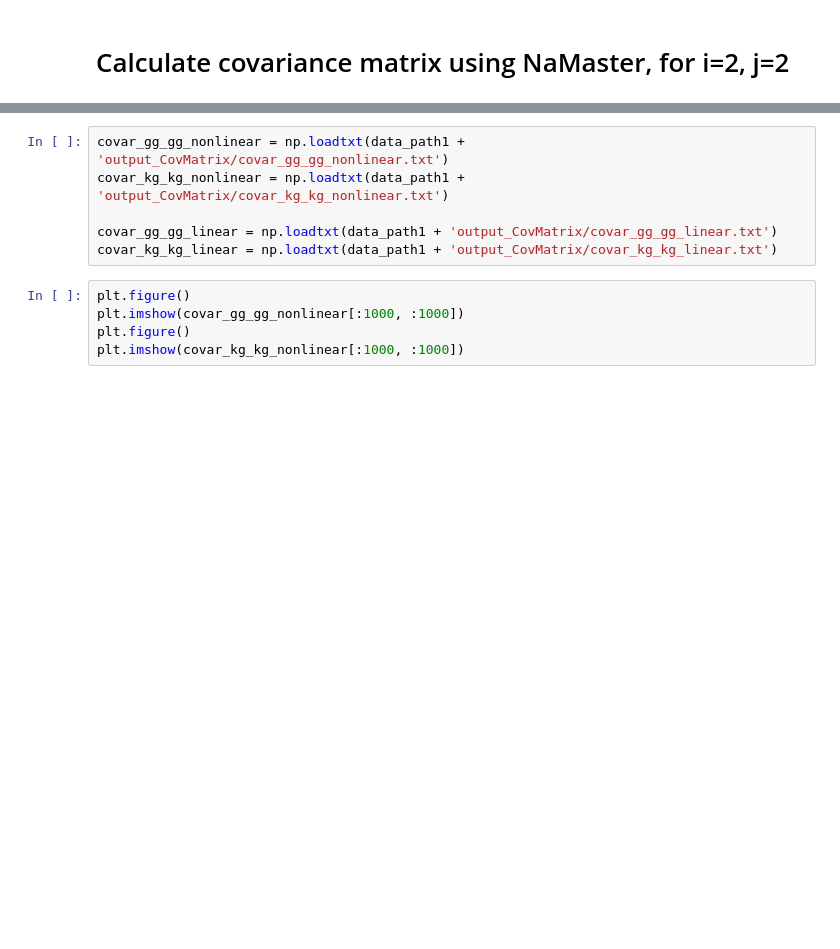
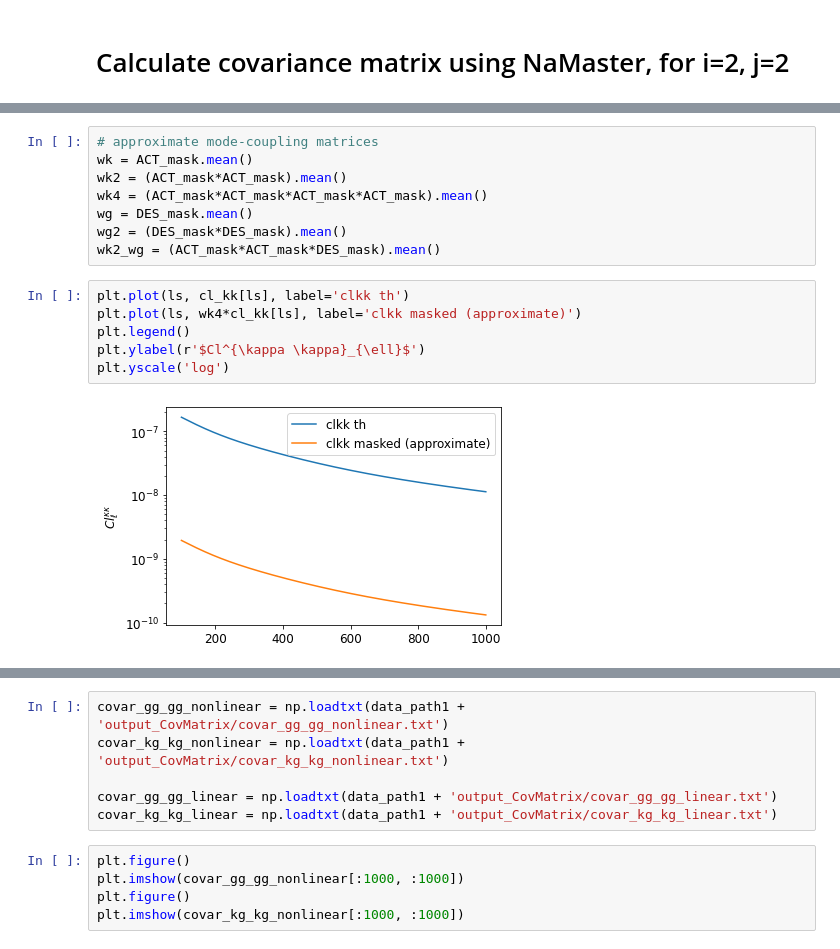
Before and after one commit to catketchup/DES_ACT_test, a Jupyter notebook: th_nonlinear.ipynb, the cells around one changed output, grey strips where cells are left out. Cells and saved outputs as stored; diff of their text form; blank space fills up the shorter version.

Commit message:
mask

```diff
--- a/th_nonlinear.ipynb
+++ b/th_nonlinear.ipynb
@@ -265,0 +271,16 @@ WARNING: AstropyDeprecationWarning: "verbose" was deprecated in version 1.15.0 a
+# %%
+# approximate mode-coupling matrices
+wk = ACT_mask.mean()
+wk2 = (ACT_mask*ACT_mask).mean()
+wk4 = (ACT_mask*ACT_mask*ACT_mask*ACT_mask).mean()
+wg = DES_mask.mean()
+wg2 = (DES_mask*DES_mask).mean()
+wk2_wg = (ACT_mask*ACT_mask*DES_mask).mean()
+# %%
+plt.plot(ls, cl_kk[ls], label='clkk th')
+plt.plot(ls, wk4*cl_kk[ls], label='clkk masked (approximate)')
+plt.legend()
+plt.ylabel(r'$Cl^{\kappa \kappa}_{\ell}$')
+plt.yscale('log')
+# %% [output]
+[figure, added]
```
Also changed, not shown: parts of 24 cells of this notebook, 1 other file.
